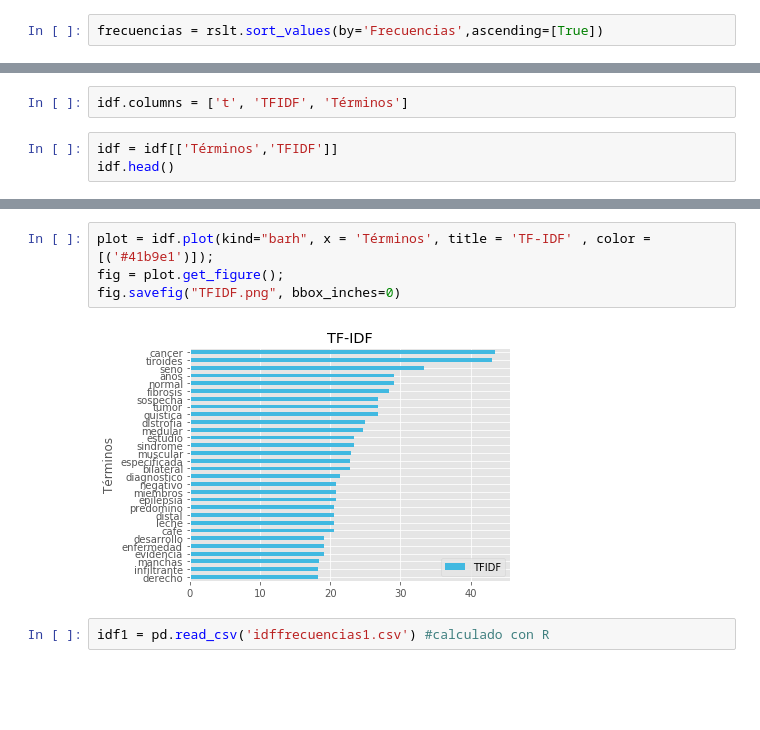
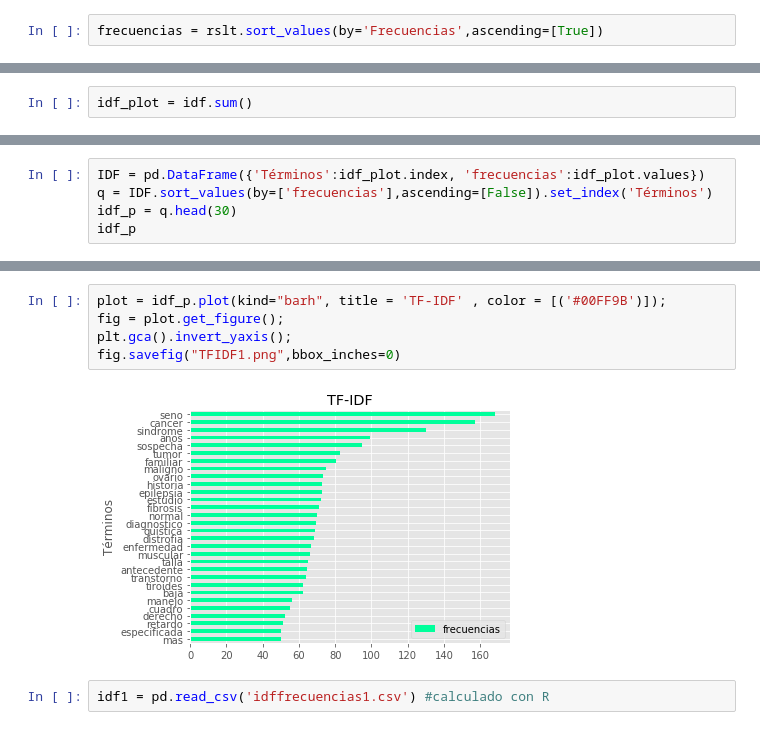
Before and after one commit to jevelezse/mineria_tesis, a Jupyter notebook: mineria_de texto.ipynb, the cells around one changed output, grey strips where cells are left out. Cells and saved outputs as stored; diff of their text form; blank space fills up the shorter version.

```diff
--- a/mineria_de texto.ipynb
+++ b/mineria_de texto.ipynb
@@ -106,5 +108,0 @@ idf = pd.read_csv('idffrecuencias.csv') #calculado con R
-# %%
-idf.columns = ['t', 'TFIDF', 'Términos']
-# %%
-idf = idf[['Términos','TFIDF']]
-idf.head()
@@ -117,0 +109,2 @@ idf.head()
+# %%
+idf_plot = idf.sum()
@@ -117,0 +120,5 @@ idf.head()
+# %%
+IDF = pd.DataFrame({'Términos':idf_plot.index, 'frecuencias':idf_plot.values})
+q = IDF.sort_values(by=['frecuencias'],ascending=[False]).set_index('Términos')
+idf_p = q.head(30)
+idf_p
@@ -118,9 +144,10 @@ idf.head()
 # %%
-plot = idf.plot(kind="barh", x = 'Términos', title = 'TF-IDF' , color = [('#41b9e1')]);
+plot = idf_p.plot(kind="barh", title = 'TF-IDF' , color = [('#00FF9B')]);
 fig = plot.get_figure();
-fig.savefig("TFIDF.png", bbox_inches=0)
+plt.gca().invert_yaxis();
+fig.savefig("TFIDF1.png",bbox_inches=0)
 # %% [output]
-[figure, old version]
+[figure, new version]
 # %%
 idf1 = pd.read_csv('idffrecuencias1.csv') #calculado con R
 # %%
```
Also changed, not shown: parts of 19 cells of this notebook.
